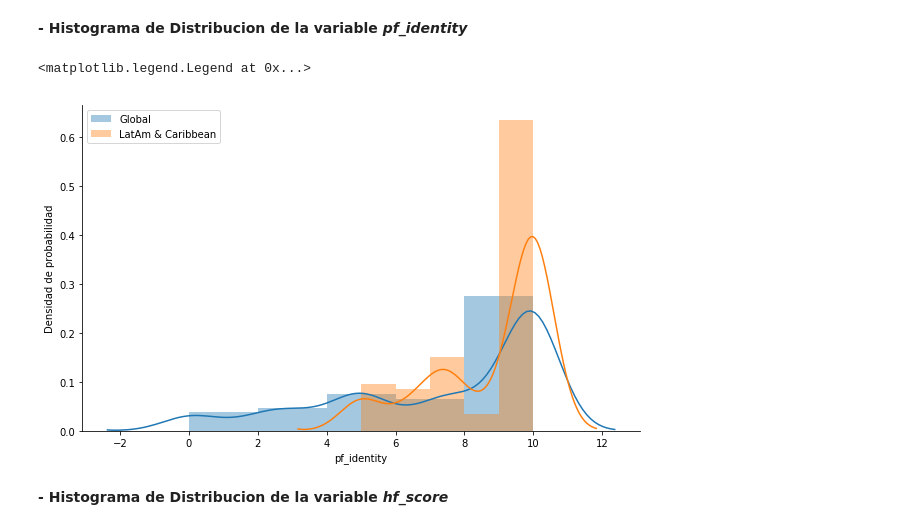
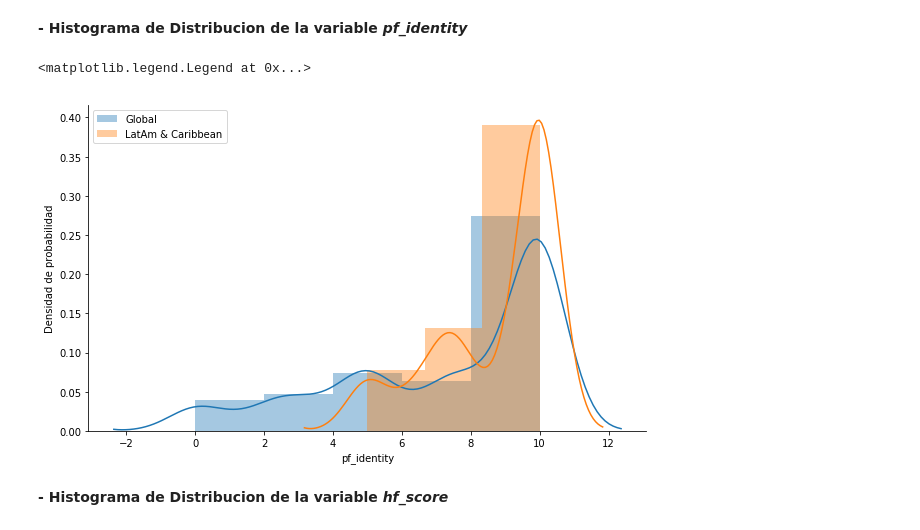
Before and after one commit to fpaludi/DiploDatos, a Jupyter notebook: AnalisisyVisualizacion/practico1-gian-item-3.ipynb, the cells around one changed output. Cells and saved outputs as stored; diff of their text form; code cells hidden in the pictures.

```diff
--- a/AnalisisyVisualizacion/practico1-gian-item-3.ipynb
+++ b/AnalisisyVisualizacion/practico1-gian-item-3.ipynb
@@ -100,18 +100,18 @@ Name: hf_score, dtype: float64
 # %%
 plt.figure(figsize=(10,6))
 
 ## Grafico la distribucion del puntaje "pf_identity" a nivel Global
 seaborn.distplot(pf_identity_cleaned, kde=True, bins=5, label='Global')
 
 ## Grafico la distribucion del puntaje "pf_identity" a nivel LatinoAmerica y Caribe
-seaborn.distplot(pf_identity_latam_cleaned, kde=True, bins=5, label='LatAm & Caribbean')
+seaborn.distplot(pf_identity_latam_cleaned, kde=True, bins=3, label='LatAm & Caribbean')
 seaborn.despine()
 
 plt.ylabel('Densidad de probabilidad')
 plt.legend()
 # %% [output]
 <matplotlib.legend.Legend at 0x...>
-[figure, old version]
+[figure, new version]
 # %% [markdown]
 **- Histograma de Distribucion de la variable *hf_score***
 # %%
```
Also changed, not shown: parts of 31 cells of this notebook.
